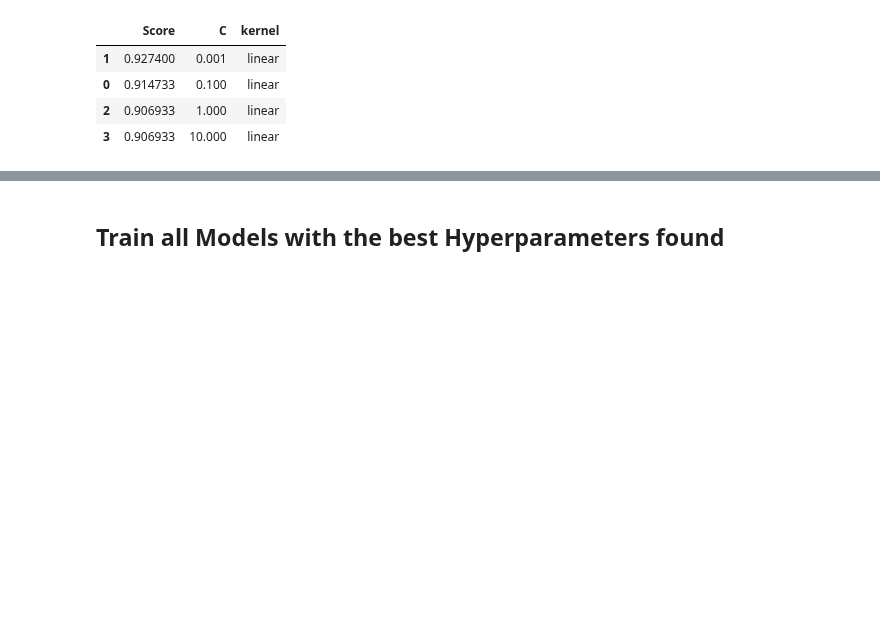
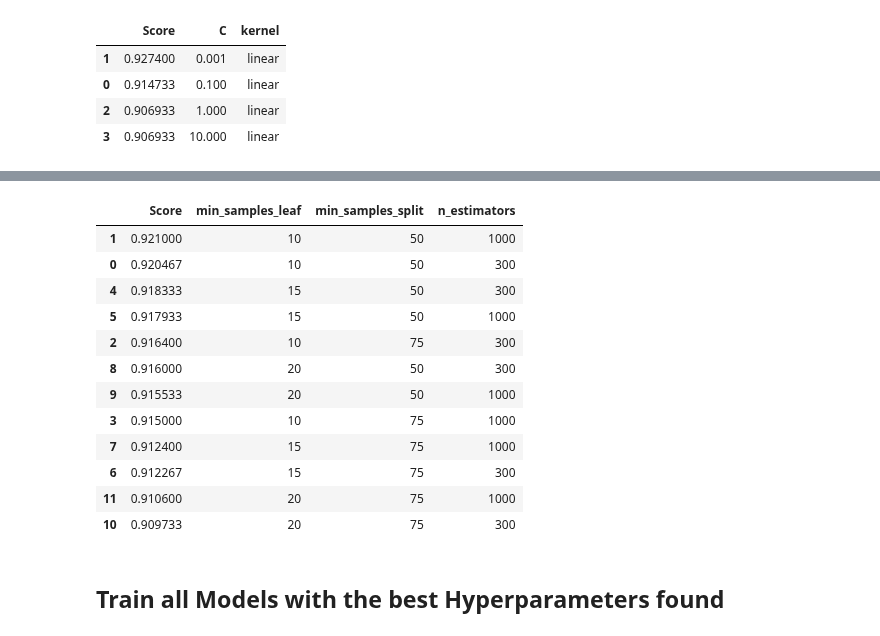
Before and after one commit to bademari/AI_ML_Lab, a Jupyter notebook: Lab 5.ipynb, the cells around one changed output, grey strips where cells are left out. Saved outputs shown, nothing was run; the diff lists cells and outputs as text; code cells hidden in the pictures; blank space fills up the shorter version.

```diff
--- a/Lab 5.ipynb
+++ b/Lab 5.ipynb
@@ -417,0 +543,11 @@ grid_search_linear_results_df_sorted
+# %%
+from sklearn.ensemble import RandomForestClassifier
+param_grid_forest_classifier =  {
+    'n_estimators': [300, 1000],
+    'min_samples_leaf': [10, 15, 20],
+    'min_samples_split': [50, 75]
+    }
+
+forest_classifier_grid = RandomForestClassifier()
+grid_search_forest = GridSearchCV(forest_classifier_grid, param_grid_forest_classifier, cv=3, verbose=3)
+grid_search_forest.fit(X_opt_scaled, y_opt)
@@ -418,3 +577,27 @@ grid_search_linear_results_df_sorted
+# %%
+grid_search_forest_results = grid_search_forest.cv_results_
+results_grid_forest = [
+    {'Score': mean_score, **params}
+    for mean_score, params in zip(grid_search_forest_results["mean_test_score"], grid_search_forest_results["params"])
+]
+grid_search_forest_results_df = pd.DataFrame(results_grid_forest)
+grid_search_forest_results_df_sorted = grid_search_forest_results_df.sort_values(by='Score', ascending=False)
+grid_search_forest_results_df_sorted.to_csv('output/grid_svm_forest_scaled_sorted.csv', index=False)
+grid_search_forest_results_df_sorted
+# %% [output]
+|  | Score | min_samples_leaf | min_samples_split | n_estimators |
+| 1 | 0.921000 | 10 | 50 | 1000 |
+| 0 | 0.920467 | 10 | 50 | 300 |
+| 4 | 0.918333 | 15 | 50 | 300 |
+| 5 | 0.917933 | 15 | 50 | 1000 |
+| 2 | 0.916400 | 10 | 75 | 300 |
+| 8 | 0.916000 | 20 | 50 | 300 |
+| 9 | 0.915533 | 20 | 50 | 1000 |
+| 3 | 0.915000 | 10 | 75 | 1000 |
+| 7 | 0.912400 | 15 | 75 | 1000 |
+| 6 | 0.912267 | 15 | 75 | 300 |
+| 11 | 0.910600 | 20 | 75 | 1000 |
+| 10 | 0.909733 | 20 | 75 | 300 |
 # %% [markdown]
 ## Train all Models with the best Hyperparameters found
 # %% [markdown]
```
Also changed, not shown: parts of 14 cells of this notebook, 10 other files.
